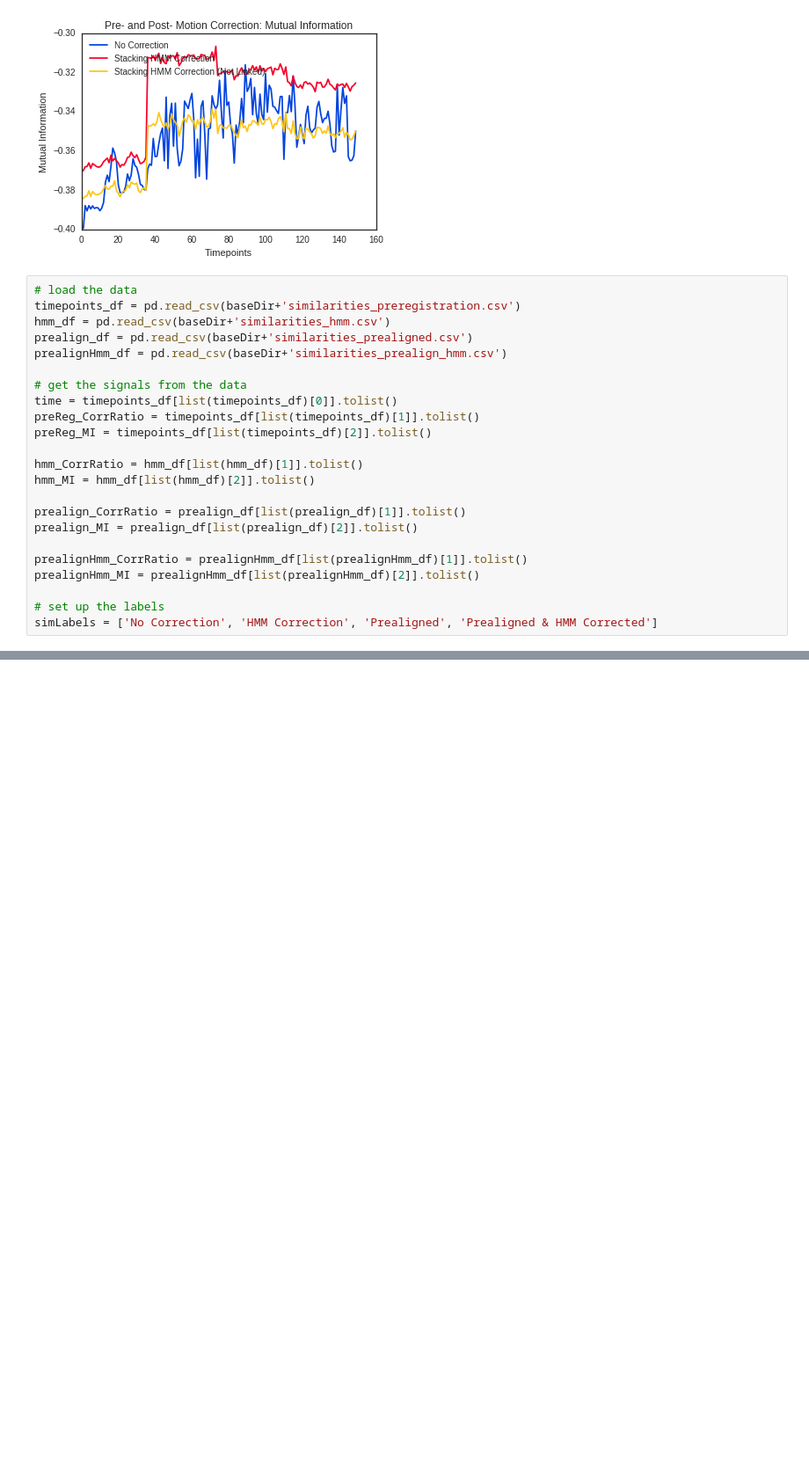
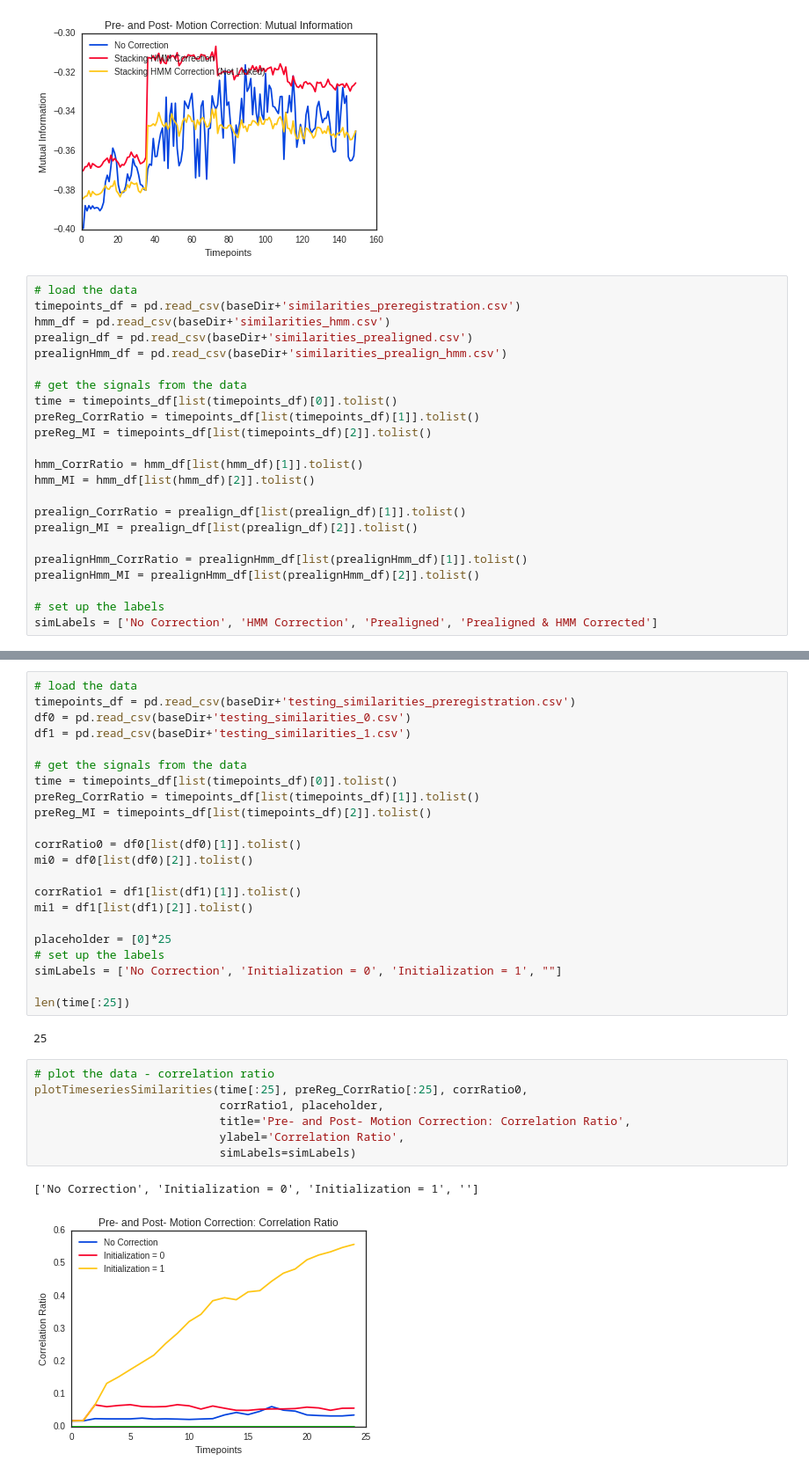
Before and after one commit to jmschabdach/markov-movement-correction, a Jupyter notebook: figureGeneration.ipynb, the cells around one changed output, grey strips where cells are left out. Shown: that part at 88% size. Cells and saved outputs as stored; diff of their text form; blank space fills up the shorter version.

```diff
--- a/figureGeneration.ipynb
+++ b/figureGeneration.ipynb
@@ -204,0 +209,34 @@ plotTimeseriesSimilarities(time, preReg_MI, hmm_MI,
+# %%
+# load the data
+timepoints_df = pd.read_csv(baseDir+'testing_similarities_preregistration.csv')
+df0 = pd.read_csv(baseDir+'testing_similarities_0.csv')
+df1 = pd.read_csv(baseDir+'testing_similarities_1.csv')
+
+# get the signals from the data
+time = timepoints_df[list(timepoints_df)[0]].tolist()
+preReg_CorrRatio = timepoints_df[list(timepoints_df)[1]].tolist()
+preReg_MI = timepoints_df[list(timepoints_df)[2]].tolist()
+
+corrRatio0 = df0[list(df0)[1]].tolist()
+mi0 = df0[list(df0)[2]].tolist()
+
+corrRatio1 = df1[list(df1)[1]].tolist()
+mi1 = df1[list(df1)[2]].tolist()
+
+placeholder = [0]*25
+# set up the labels
+simLabels = ['No Correction', 'Initialization = 0', 'Initialization = 1', ""]
+
+len(time[:25])
+# %% [output]
+25
+# %%
+# plot the data - correlation ratio
+plotTimeseriesSimilarities(time[:25], preReg_CorrRatio[:25], corrRatio0,
+                           corrRatio1, placeholder,
+                           title='Pre- and Post- Motion Correction: Correlation Ratio',
+                           ylabel='Correlation Ratio',
+                           simLabels=simLabels)
+# %% [output]
+['No Correction', 'Initialization = 0', 'Initialization = 1', '']
+[figure, added]
```
Also changed, not shown: parts of 4 cells of this notebook, 1 other file.
